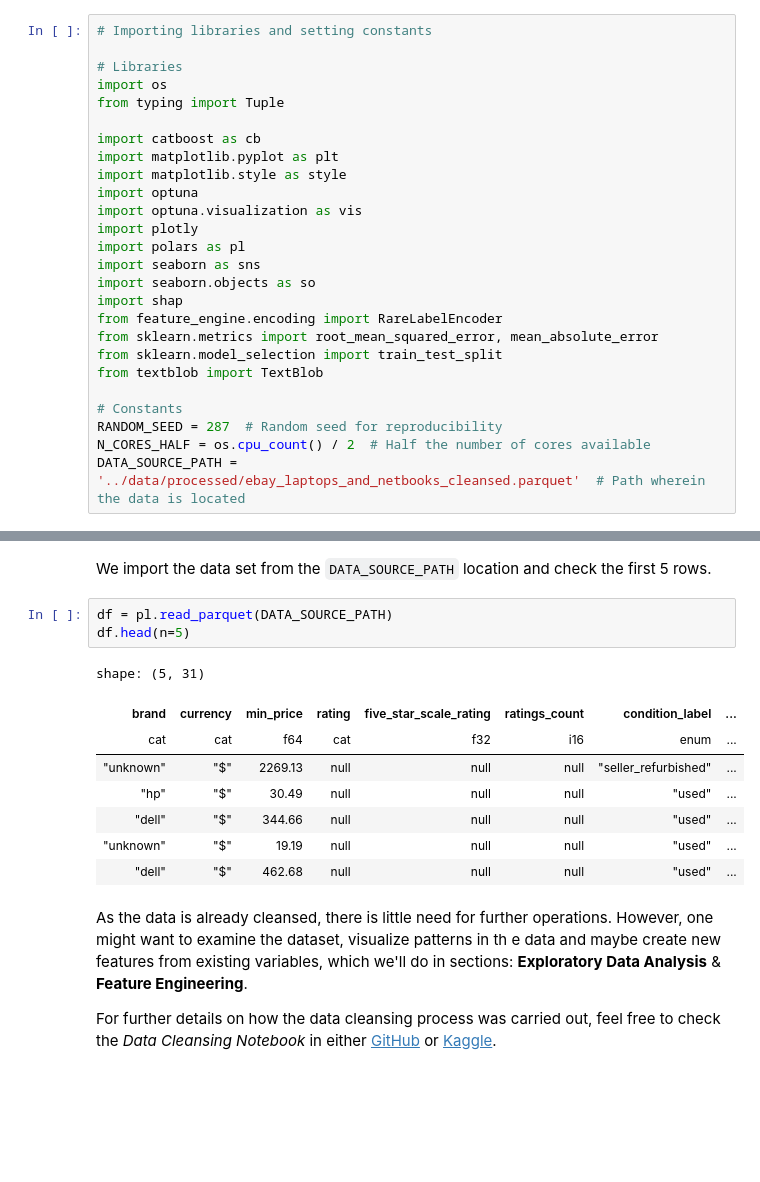
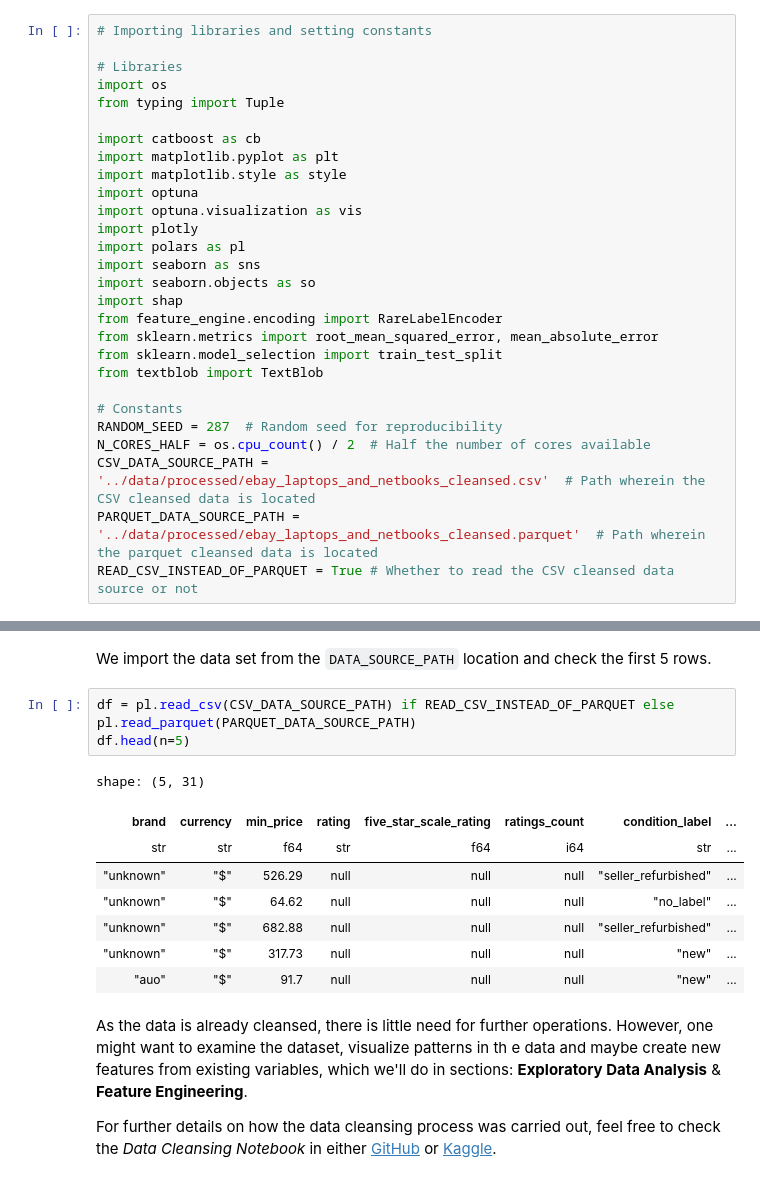
Before and after one commit to jxareas/laptop-price-catboost, a Jupyter notebook: notebooks/laptop_price_catboost.ipynb, the cells around one changed output, grey strips where cells are left out. Drawn from its saved outputs; the diff is of its cells as text; blank space fills up the shorter version.

Commit message:
Switch to CSV data in `laptop_price_catboost.ipynb`

```diff
--- a/notebooks/laptop_price_catboost.ipynb
+++ b/notebooks/laptop_price_catboost.ipynb
@@ -56,23 +56,25 @@ from textblob import TextBlob
 # Constants
 RANDOM_SEED = 287  # Random seed for reproducibility
 N_CORES_HALF = os.cpu_count() / 2  # Half the number of cores available
-DATA_SOURCE_PATH = '../data/processed/ebay_laptops_and_netbooks_cleansed.parquet'  # Path wherein the data is located
+CSV_DATA_SOURCE_PATH = '../data/processed/ebay_laptops_and_netbooks_cleansed.csv'  # Path wherein the CSV cleansed data is located
+PARQUET_DATA_SOURCE_PATH = '../data/processed/ebay_laptops_and_netbooks_cleansed.parquet'  # Path wherein the parquet cleansed data is located
+READ_CSV_INSTEAD_OF_PARQUET = True # Whether to read the CSV cleansed data source or not
 # %% [markdown]
 ## Data Loading
 # %% [markdown]
 We import the data set from the `DATA_SOURCE_PATH` location and check the first 5 rows.
 # %%
-df = pl.read_parquet(DATA_SOURCE_PATH)
+df = pl.read_csv(CSV_DATA_SOURCE_PATH) if READ_CSV_INSTEAD_OF_PARQUET else pl.read_parquet(PARQUET_DATA_SOURCE_PATH)
 df.head(n=5)
 # %% [output]
 shape: (5, 31)
 | brand | currency | min_price | rating | five_star_scale_rating | ratings_count | condition_label | ... |
-| cat | cat | f64 | cat | f32 | i16 | enum | ... |
-| "unknown" | "$" | 2269.13 | null | null | null | "seller_refurbished" | ... |
-| "hp" | "$" | 30.49 | null | null | null | "used" | ... |
-| "dell" | "$" | 344.66 | null | null | null | "used" | ... |
-| "unknown" | "$" | 19.19 | null | null | null | "used" | ... |
-| "dell" | "$" | 462.68 | null | null | null | "used" | ... |
+| str | str | f64 | str | f64 | i64 | str | ... |
+| "unknown" | "$" | 526.29 | null | null | null | "seller_refurbished" | ... |
+| "unknown" | "$" | 64.62 | null | null | null | "no_label" | ... |
+| "unknown" | "$" | 682.88 | null | null | null | "seller_refurbished" | ... |
+| "unknown" | "$" | 317.73 | null | null | null | "new" | ... |
+| "auo" | "$" | 91.7 | null | null | null | "new" | ... |
 # %% [markdown]
 As the data is already cleansed, there is little need for further operations. However, one might want to examine the dataset, visualize patterns in th e data and maybe create new features from existing variables, which we'll do in sections: **Exploratory Data Analysis** & **Feature Engineering**.
 
```
Also changed, not shown: parts of 21 cells of this notebook, 1 other file.
